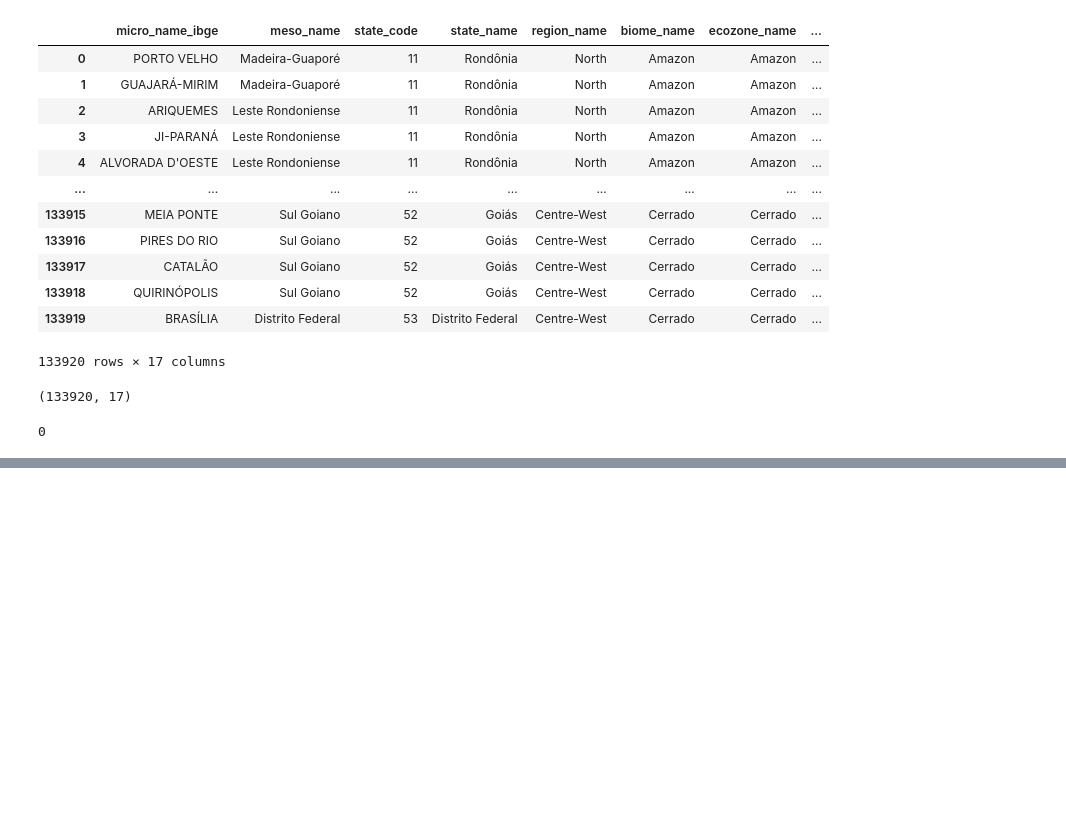
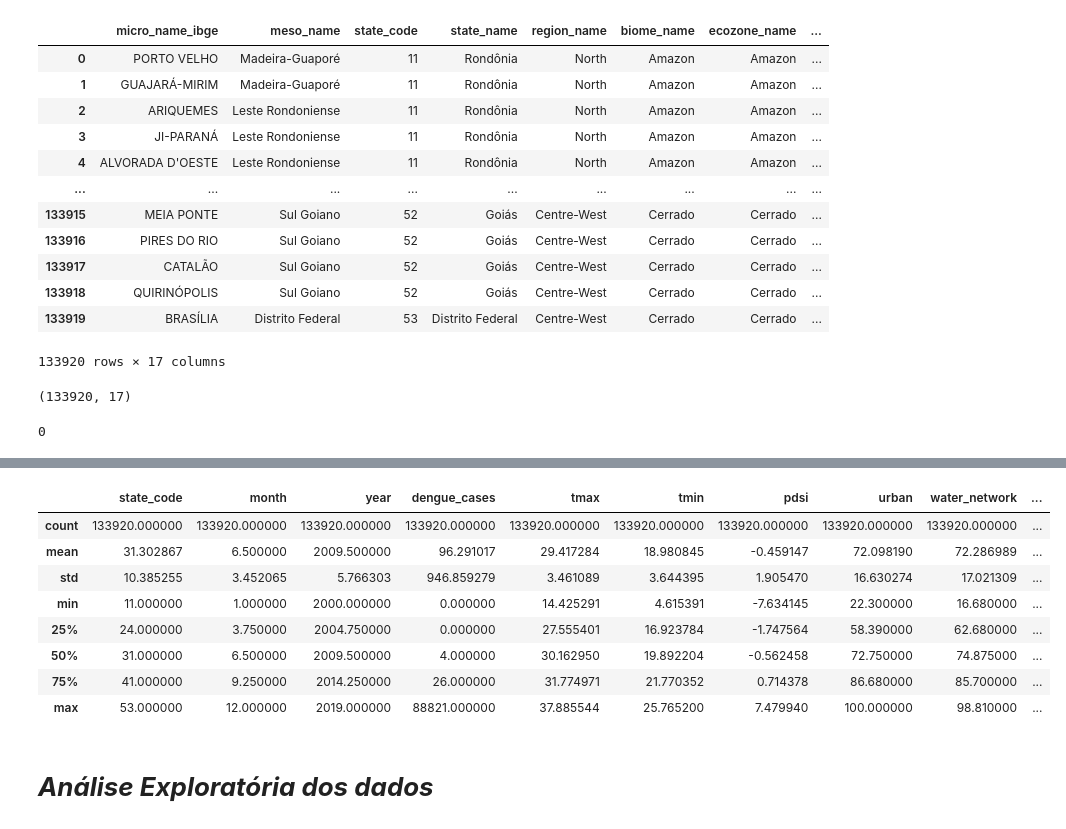
Before and after one commit to luiz-prado/analises_exploratorias, a Jupyter notebook: casos_dengue_brasil/EDA_dengue_2000_2019.ipynb, the cells around one changed output, grey strips where cells are left out. Drawn from its saved outputs; the diff is of its cells as text; code cells hidden in the pictures; blank space fills up the shorter version.

Commit message:
:monocle_face: Finalizando o tratamento dos dados

```diff
--- a/casos_dengue_brasil/EDA_dengue_2000_2019.ipynb
+++ b/casos_dengue_brasil/EDA_dengue_2000_2019.ipynb
@@ -151,0 +199,11 @@ memory usage: 17.4+ MB
+# %%
+# Tratamento da coluna 'dengue_cases'
+df_dados_limpo['dengue_cases'] = df_dados_limpo['dengue_cases'].fillna(0)
+
+# Tratamento da coluna 'pdsi'
+media_pdsi = df_dados_limpo['pdsi'].mean()
+df_dados_limpo['pdsi'] = df_dados_limpo['pdsi'].fillna(media_pdsi)
+
+# Verificando novamente a presença de valores faltantes após o tramento
+missing_values_fill = df_dados_limpo.isnull().sum()
+print(missing_values_fill)
@@ -151,0 +229,15 @@ memory usage: 17.4+ MB
+# %%
+# Verificando os dados estatísticos do conjunto de dados (registros, média, valor mínimo e máximo, etc)
+df_dados_limpo.describe()
+# %% [output]
+|  | state_code | month | year | dengue_cases | tmax | tmin | pdsi | urban | water_network | ... |
+| count | 133920.000000 | 133920.000000 | 133920.000000 | 133920.000000 | 133920.000000 | 133920.000000 | 133920.000000 | 133920.000000 | 133920.000000 | ... |
+| mean | 31.302867 | 6.500000 | 2009.500000 | 96.291017 | 29.417284 | 18.980845 | -0.459147 | 72.098190 | 72.286989 | ... |
+| std | 10.385255 | 3.452065 | 5.766303 | 946.859279 | 3.461089 | 3.644395 | 1.905470 | 16.630274 | 17.021309 | ... |
+| min | 11.000000 | 1.000000 | 2000.000000 | 0.000000 | 14.425291 | 4.615391 | -7.634145 | 22.300000 | 16.680000 | ... |
+| 25% | 24.000000 | 3.750000 | 2004.750000 | 0.000000 | 27.555401 | 16.923784 | -1.747564 | 58.390000 | 62.680000 | ... |
+| 50% | 31.000000 | 6.500000 | 2009.500000 | 4.000000 | 30.162950 | 19.892204 | -0.562458 | 72.750000 | 74.875000 | ... |
+| 75% | 41.000000 | 9.250000 | 2014.250000 | 26.000000 | 31.774971 | 21.770352 | 0.714378 | 86.680000 | 85.700000 | ... |
+| max | 53.000000 | 12.000000 | 2019.000000 | 88821.000000 | 37.885544 | 25.765200 | 7.479940 | 100.000000 | 98.810000 | ... |
+# %% [markdown]
+# ***Análise Exploratória dos dados***
```
Also changed, not shown: parts of 8 cells of this notebook.
